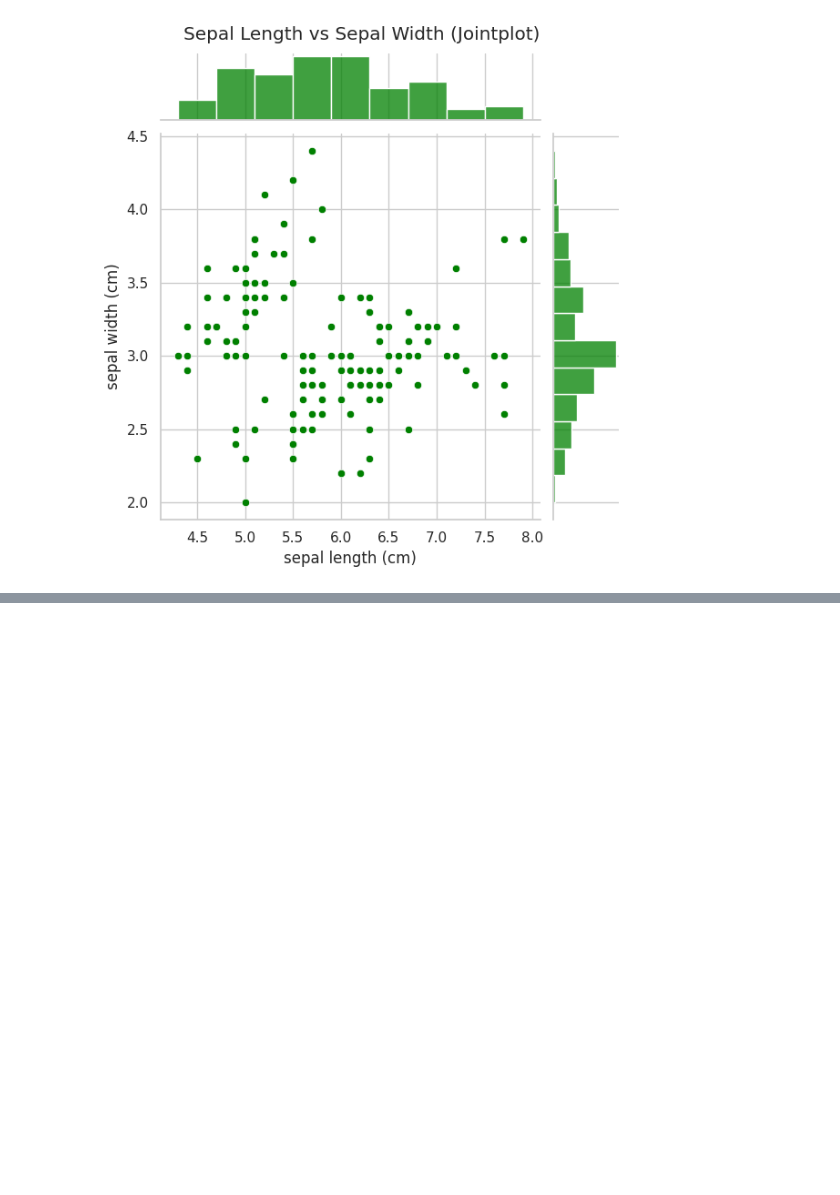
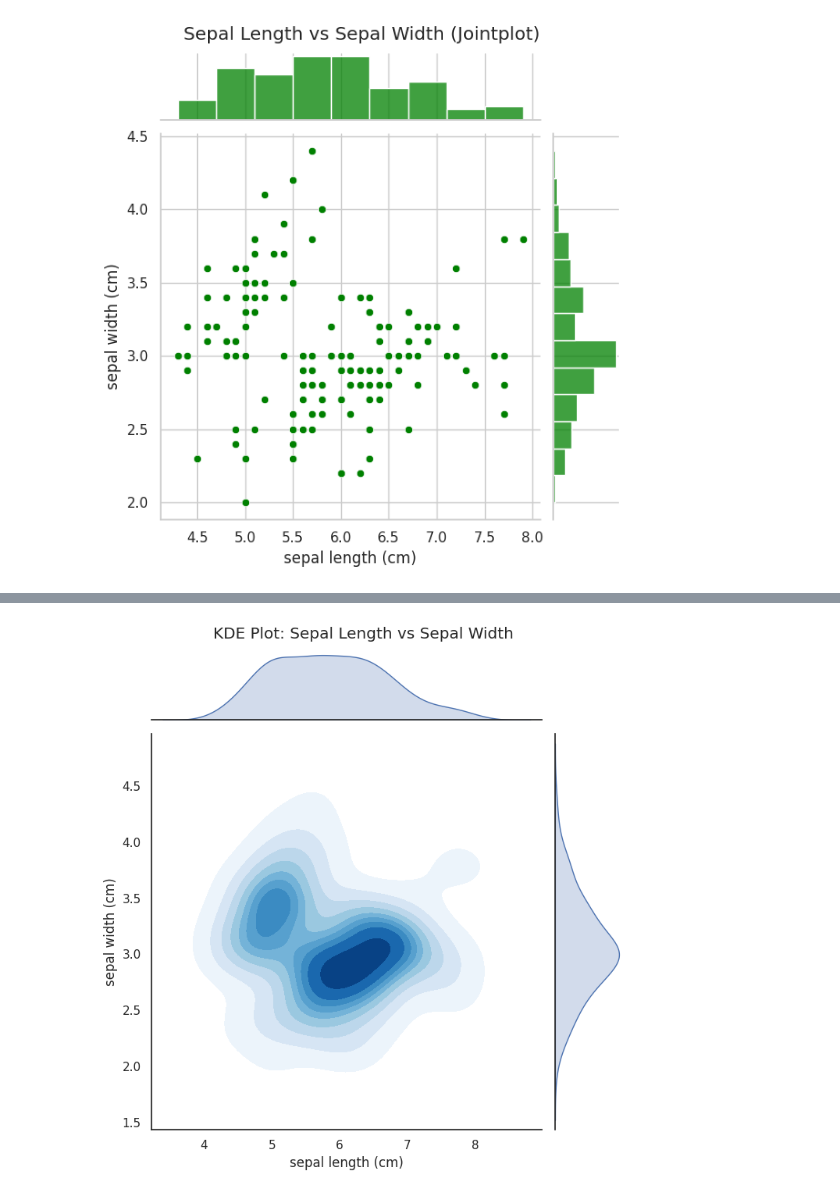
Before and after one commit to ThodupunooriSaiManish/Machine_Learning, a Jupyter notebook: Machine_Learning_Lab.ipynb, the cells around one changed output, grey strips where cells are left out. Cells and saved outputs as stored; diff of their text form; code cells hidden in the pictures; blank space fills up the shorter version.

```diff
--- a/Machine_Learning_Lab.ipynb
+++ b/Machine_Learning_Lab.ipynb
@@ -791,0 +809,17 @@ plt.show()
+# %%
+#16
+# KDE jointplot (Sepal Length vs Width)
+sns.set(style="white")
+g = sns.jointplot(
+    data=df,
+    x="sepal length (cm)",
+    y="sepal width (cm)",
+    kind="kde",
+    fill=True,
+    cmap="Blues",
+    height=7
+)
+g.fig.suptitle("KDE Plot: Sepal Length vs Sepal Width", y=1.02)
+plt.show()
+# %% [output]
+[figure, added]
```
Also changed, not shown: parts of 3 cells of this notebook.
